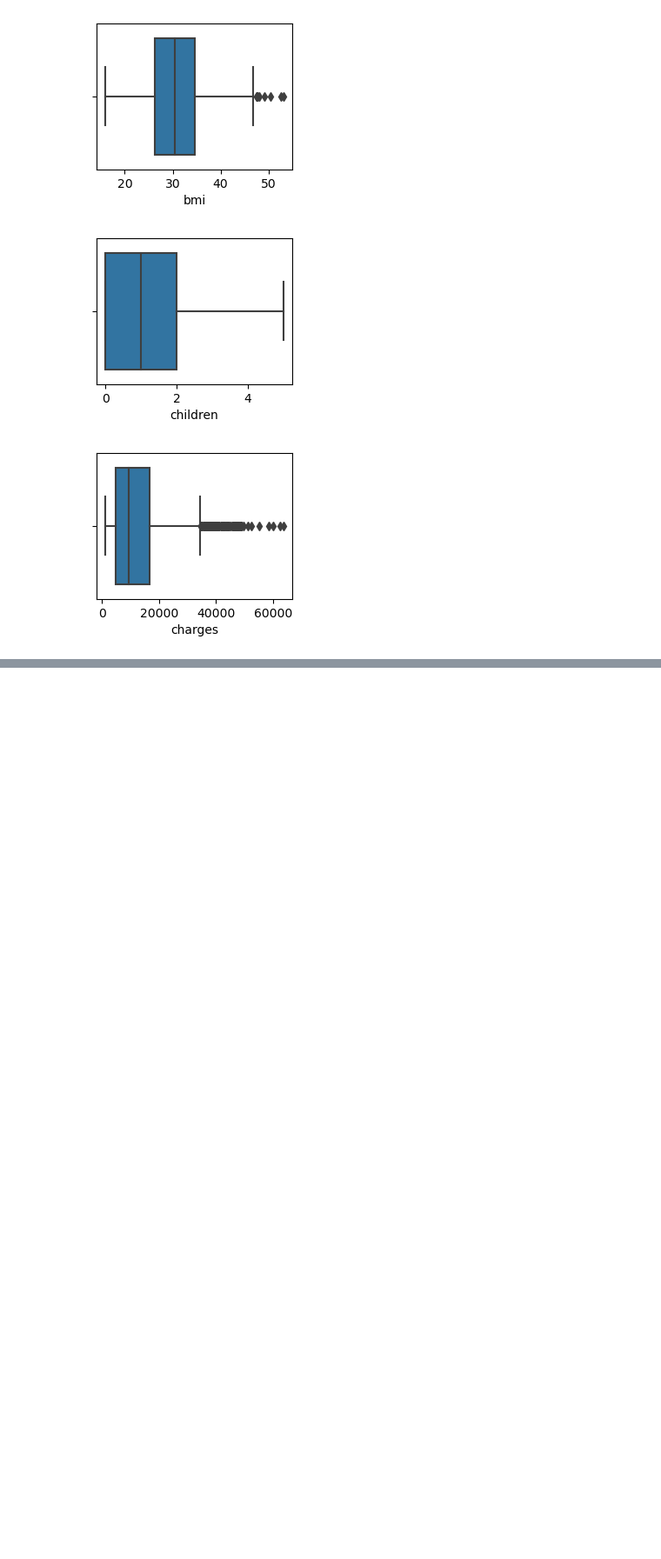
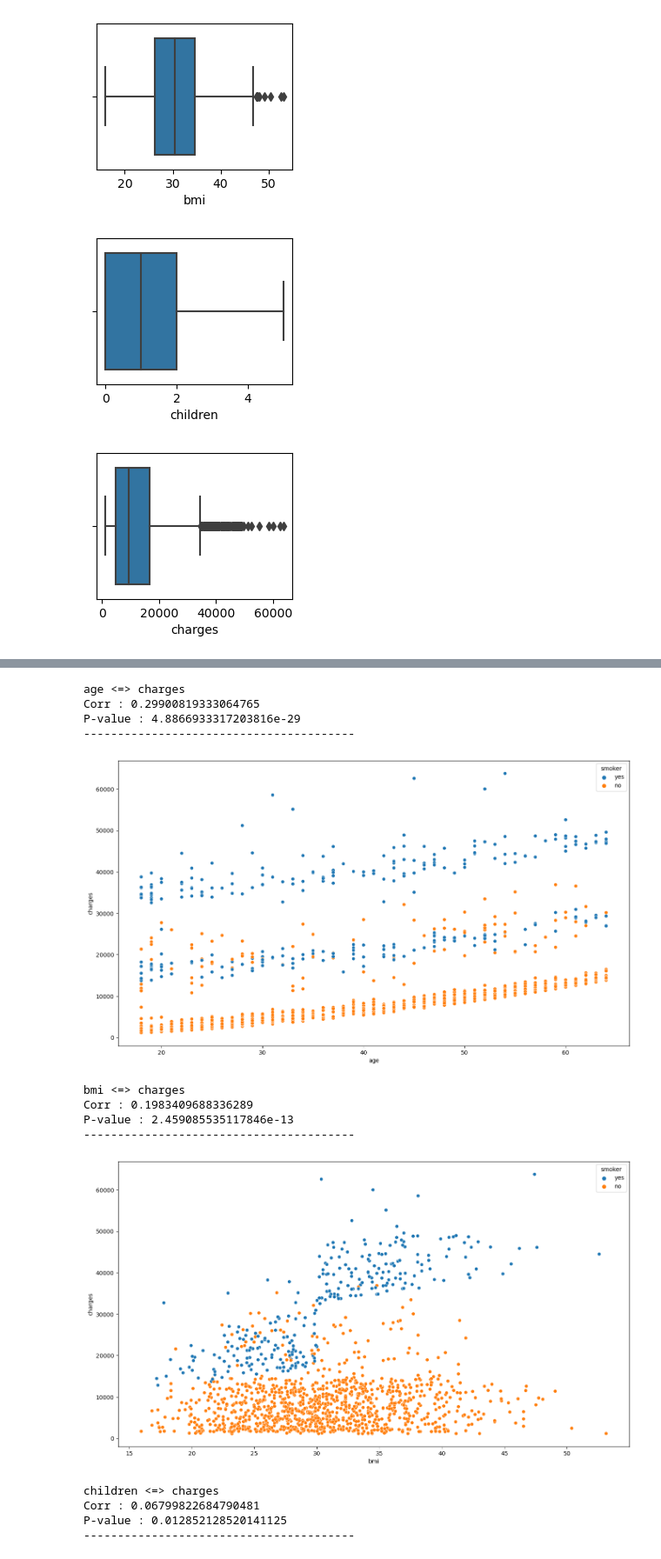
Before and after one commit to anmolk11/Exploratory-Data-Analysis-EDA-in-Python, a Jupyter notebook: Untitled.ipynb, the cells around one changed output, grey strips where cells are left out. Shown at 87% size. Cells and saved outputs as stored; diff of their text form; code cells hidden in the pictures; blank space fills up the shorter version.

```diff
--- a/Untitled.ipynb
+++ b/Untitled.ipynb
@@ -137,0 +177,26 @@ charges : Kurtosis = 1.6062986532967907
+# %%
+for i in range(len(cols) - 1):
+    if pd.api.types.is_numeric_dtype(df[cols[i]]):
+        plt.figure(figsize = (16,9))
+        r,p = stats.pearsonr(df[cols[i]],df[cols[-1]])
+        print(cols[i] + " <=> " +cols[-1])
+        print(f"Corr : {r}")
+        print(f"P-value : {p}")
+        sns.scatterplot(x = cols[i],y = cols[-1],data = df,hue = "smoker")
+        print("----------------------------------------")
+        plt.show()
+# %% [output]
+age <=> charges
+Corr : 0.29900819333064765
+P-value : 4.8866933317203816e-29
+----------------------------------------
+[figure, added]
+bmi <=> charges
+Corr : 0.1983409688336289
+P-value : 2.459085535117846e-13
+----------------------------------------
+[figure, added]
+children <=> charges
+Corr : 0.06799822684790481
+P-value : 0.012852128520141125
+----------------------------------------
```
Also changed, not shown: parts of 13 cells of this notebook.
